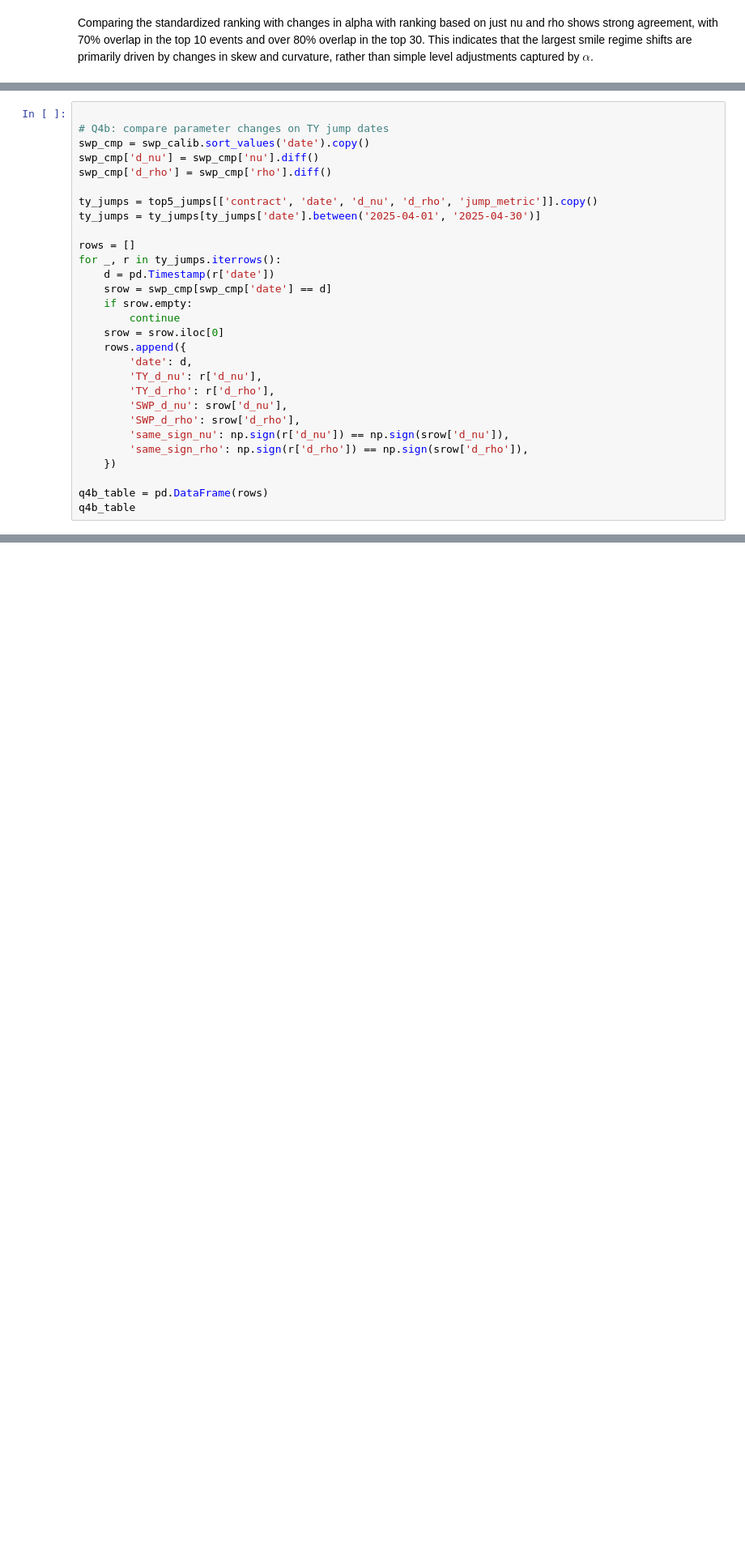
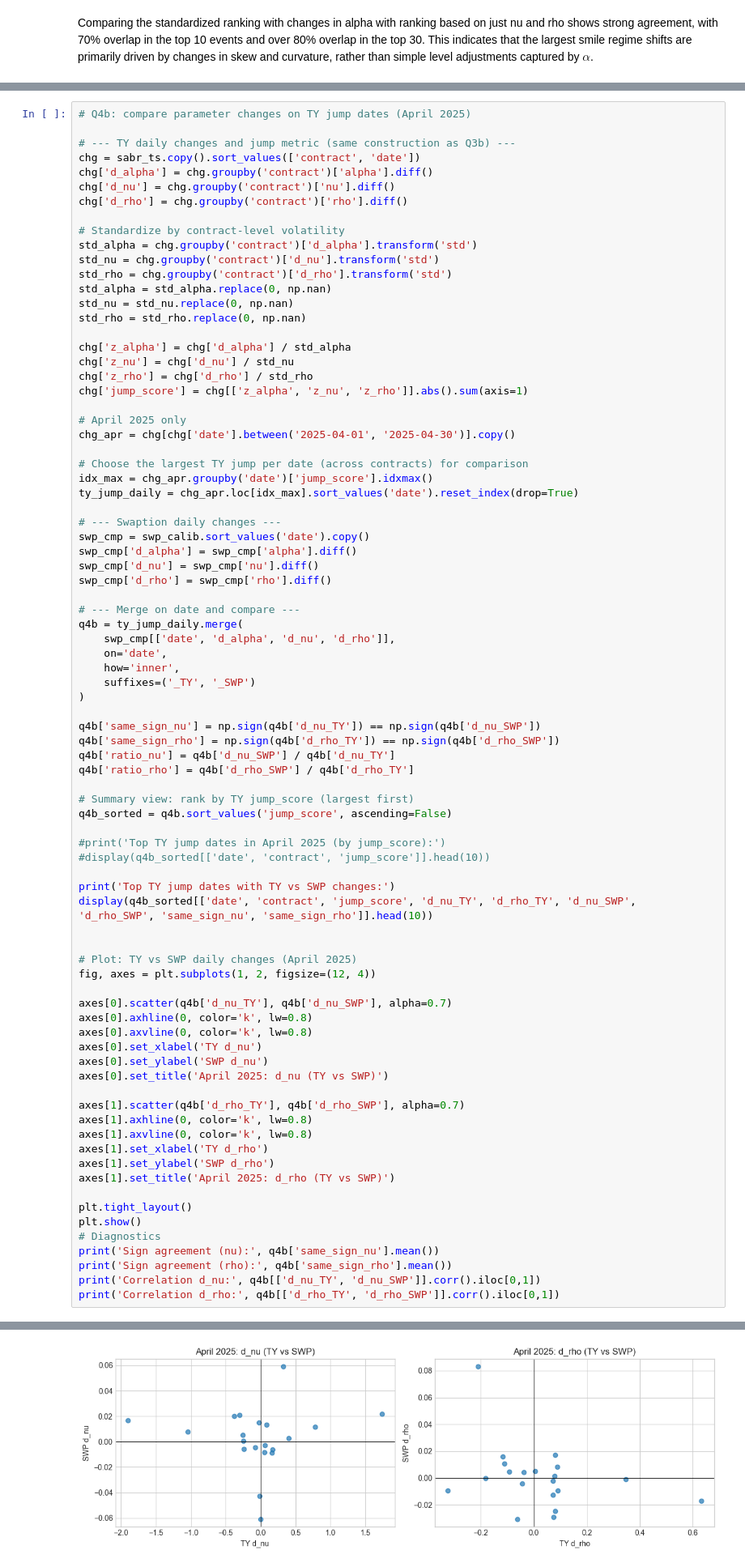
Before and after one commit to se101/Fixed-Income-Derivatives-, a Jupyter notebook: Project.ipynb, the cells around one changed output, grey strips where cells are left out. Shown at 81% size. Drawn from its saved outputs; the diff is of its cells as text; blank space fills up the shorter version.

```diff
--- a/Project.ipynb
+++ b/Project.ipynb
@@ -2002,29 +2017,83 @@ plt.show()
 # %%
+# Q4b: compare parameter changes on TY jump dates (April 2025)
 
-# Q4b: compare parameter changes on TY jump dates
+# --- TY daily changes and jump metric (same construction as Q3b) ---
+chg = sabr_ts.copy().sort_values(['contract', 'date'])
+chg['d_alpha'] = chg.groupby('contract')['alpha'].diff()
+chg['d_nu'] = chg.groupby('contract')['nu'].diff()
+chg['d_rho'] = chg.groupby('contract')['rho'].diff()
+
+# Standardize by contract-level volatility
+std_alpha = chg.groupby('contract')['d_alpha'].transform('std')
+std_nu = chg.groupby('contract')['d_nu'].transform('std')
+std_rho = chg.groupby('contract')['d_rho'].transform('std')
+std_alpha = std_alpha.replace(0, np.nan)
+std_nu = std_nu.replace(0, np.nan)
+std_rho = std_rho.replace(0, np.nan)
+
+chg['z_alpha'] = chg['d_alpha'] / std_alpha
+chg['z_nu'] = chg['d_nu'] / std_nu
+chg['z_rho'] = chg['d_rho'] / std_rho
+chg['jump_score'] = chg[['z_alpha', 'z_nu', 'z_rho']].abs().sum(axis=1)
+
+# April 2025 only
+chg_apr = chg[chg['date'].between('2025-04-01', '2025-04-30')].copy()
+
+# Choose the largest TY jump per date (across contracts) for comparison
+idx_max = chg_apr.groupby('date')['jump_score'].idxmax()
+ty_jump_daily = chg_apr.loc[idx_max].sort_values('date').reset_index(drop=True)
+
+# --- Swaption daily changes ---
 swp_cmp = swp_calib.sort_values('date').copy()
+swp_cmp['d_alpha'] = swp_cmp['alpha'].diff()
 swp_cmp['d_nu'] = swp_cmp['nu'].diff()
 swp_cmp['d_rho'] = swp_cmp['rho'].diff()
 
-ty_jumps = top5_jumps[['contract', 'date', 'd_nu', 'd_rho', 'jump_metric']].copy()
-ty_jumps = ty_jumps[ty_jumps['date'].between('2025-04-01', '2025-04-30')]
+# --- Merge on date and compare ---
+q4b = ty_jump_daily.merge(
+    swp_cmp[['date', 'd_alpha', 'd_nu', 'd_rho']],
+    on='date',
+    how='inner',
+    suffixes=('_TY', '_SWP')
+)
 
-rows = []
-for _, r in ty_jumps.iterrows():
-    d = pd.Timestamp(r['date'])
-    srow = swp_cmp[swp_cmp['date'] == d]
-    if srow.empty:
-        continue
-    srow = srow.iloc[0]
-    rows.append({
-        'date': d,
-        'TY_d_nu': r['d_nu'],
-        'TY_d_rho': r['d_rho'],
-        'SWP_d_nu': srow['d_nu'],
-        'SWP_d_rho': srow['d_rho'],
-        'same_sign_nu': np.sign(r['d_nu']) == np.sign(srow['d_nu']),
-        'same_sign_rho': np.sign(r['d_rho']) == np.sign(srow['d_rho']),
-    })
+q4b['same_sign_nu'] = np.sign(q4b['d_nu_TY']) == np.sign(q4b['d_nu_SWP'])
+q4b['same_sign_rho'] = np.sign(q4b['d_rho_TY']) == np.sign(q4b['d_rho_SWP'])
+q4b['ratio_nu'] = q4b['d_nu_SWP'] / q4b['d_nu_TY']
+q4b['ratio_rho'] = q4b['d_rho_SWP'] / q4b['d_rho_TY']
 
-q4b_table = pd.DataFrame(rows)
-q4b_table
+# Summary view: rank by TY jump_score (largest first)
+q4b_sorted = q4b.sort_values('jump_score', ascending=False)
+
+#print('Top TY jump dates in April 2025 (by jump_score):')
+#display(q4b_sorted[['date', 'contract', 'jump_score']].head(10))
+
+print('Top TY jump dates with TY vs SWP changes:')
+display(q4b_sorted[['date', 'contract', 'jump_score', 'd_nu_TY', 'd_rho_TY', 'd_nu_SWP', 'd_rho_SWP', 'same_sign_nu', 'same_sign_rho']].head(10))
+
+
+# Plot: TY vs SWP daily changes (April 2025)
+fig, axes = plt.subplots(1, 2, figsize=(12, 4))
+
+axes[0].scatter(q4b['d_nu_TY'], q4b['d_nu_SWP'], alpha=0.7)
+axes[0].axhline(0, color='k', lw=0.8)
+axes[0].axvline(0, color='k', lw=0.8)
+axes[0].set_xlabel('TY d_nu')
+axes[0].set_ylabel('SWP d_nu')
+axes[0].set_title('April 2025: d_nu (TY vs SWP)')
+
+axes[1].scatter(q4b['d_rho_TY'], q4b['d_rho_SWP'], alpha=0.7)
+axes[1].axhline(0, color='k', lw=0.8)
+axes[1].axvline(0, color='k', lw=0.8)
+axes[1].set_xlabel('TY d_rho')
+axes[1].set_ylabel('SWP d_rho')
+axes[1].set_title('April 2025: d_rho (TY vs SWP)')
+
+plt.tight_layout()
+plt.show()
+# Diagnostics
+print('Sign agreement (nu):', q4b['same_sign_nu'].mean())
+print('Sign agreement (rho):', q4b['same_sign_rho'].mean())
+print('Correlation d_nu:', q4b[['d_nu_TY', 'd_nu_SWP']].corr().iloc[0,1])
+print('Correlation d_rho:', q4b[['d_rho_TY', 'd_rho_SWP']].corr().iloc[0,1])
+# %% [output]
@@ -2030,0 +2112 @@ q4b_table
+[figure, added]
```
Also changed, not shown: parts of 21 cells of this notebook.
